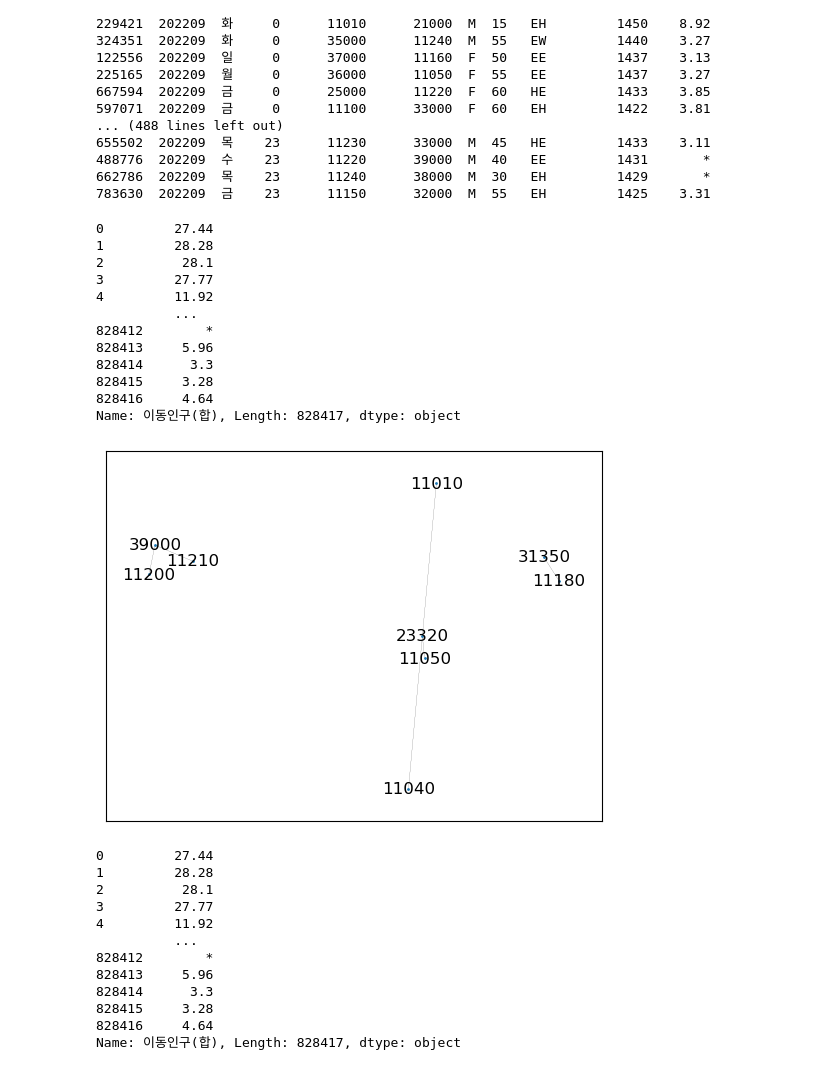
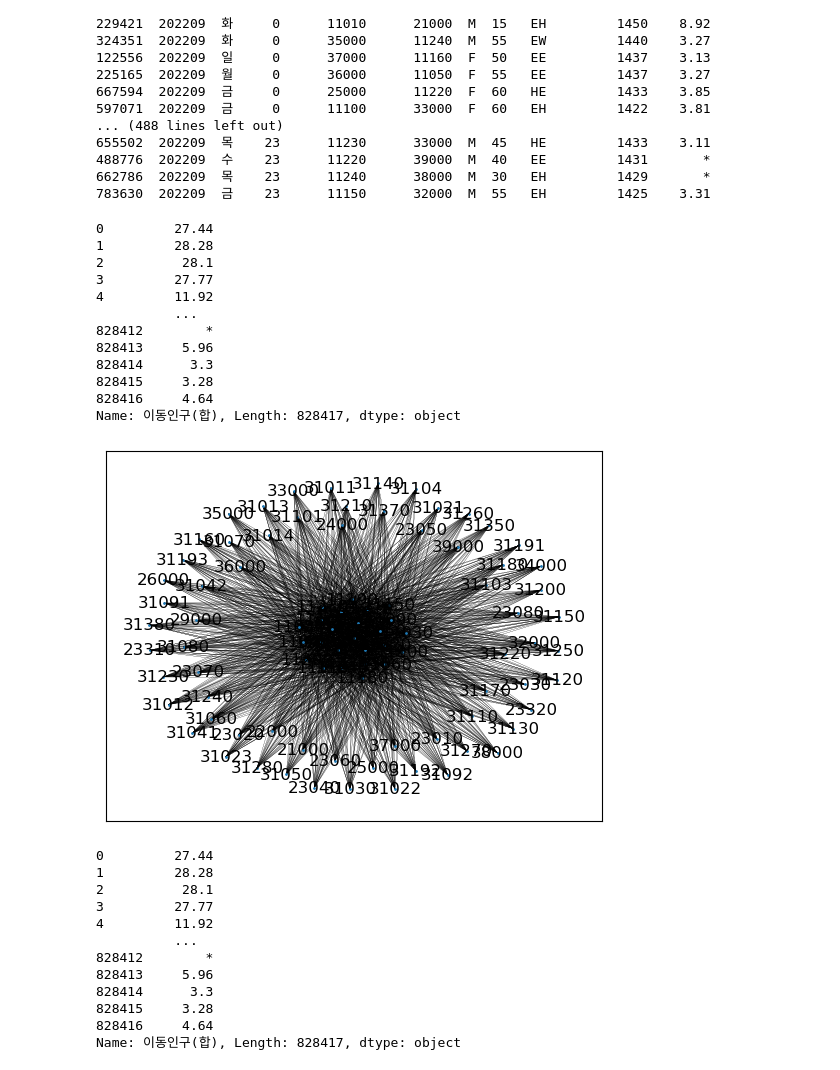
Before and after one commit to dmu-data-anal/data-analysis, a Jupyter notebook: work/another testing.ipynb, the cells around one changed output. Cells and saved outputs as stored; diff of their text form; code cells hidden in the pictures.

```diff
--- a/work/another testing.ipynb
+++ b/work/another testing.ipynb
@@ -63,35 +63,36 @@ onlyfiles = [f for f in listdir("../large-datasets/생활이동_자치구_202209
 with open("../large-datasets/생활이동_자치구_202209/생활이동_자치구_2022.09_00시.csv", encoding='cp949') as f:
     data = pd.read_csv(f)
     # l.append(data)
     print(data['이동인구(합)'])
-data = data.drop_duplicates(subset=['출발 시군구 코드', '도착 시군구 코드'],keep=False)
+#data = data.drop_duplicates(subset=['출발 시군구 코드', '도착 시군구 코드'],)
+data = data.reset_index().drop_duplicates(subset=['출발 시군구 코드','도착 시군구 코드'],keep="first")
 graph = nx.from_pandas_edgelist(data, source='출발 시군구 코드', target='도착 시군구 코드', edge_attr='이동인구(합)', create_using=nx.DiGraph())
 # print( data.sort_values(by='평균 이동 시간(분)')[::-1].head(10) )/
 # plt.figure(figsize = (10,9))
 
 nx.draw_networkx(graph, node_size=1, arrows=False, width=0.1)
 nt = Network(height="1080px",width="100%",)
 nt.from_nx(graph)
 nt.toggle_physics(False)
 nt.show_buttons(filter_=['physics'])
 nt.show('../results/res1.html')
 
 #plt.savefig("../results/map_자치구.html", format="html",)
 # plt.show()
 # %% [output]
 0         27.44
 1         28.28
 2          28.1
 3         27.77
 4         11.92
           ...
 828412        *
 828413     5.96
 828414      3.3
 828415     3.28
 828416     4.64
 Name: 이동인구(합), Length: 828417, dtype: object
-[figure, old version]
+[figure, new version]
 # %%
 from bokeh.io import output_notebook, show, save, export_svg
 from bokeh.models import Range1d, Circle, ColumnDataSource, MultiLine
```
Also changed, not shown: 1 other file.
